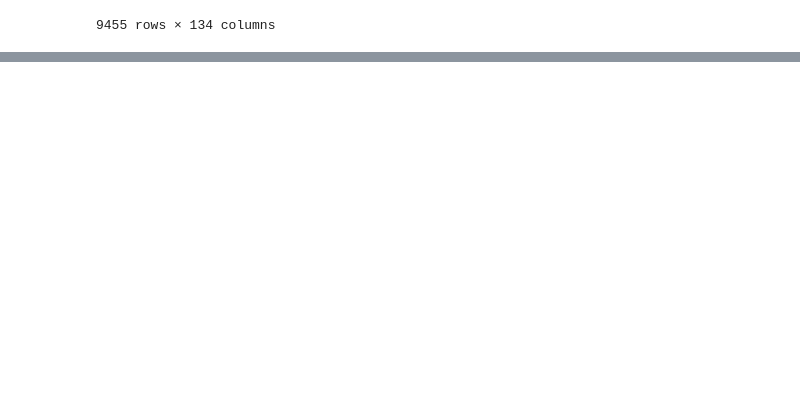
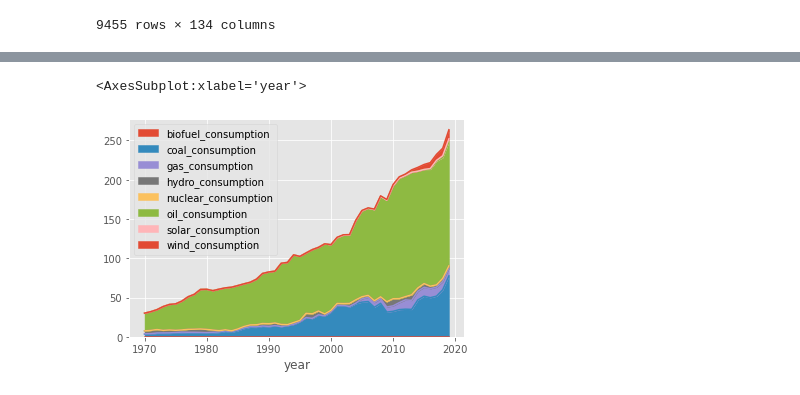
Before and after one commit to mohaeckel/Group_11, a Jupyter notebook: energy_story.ipynb, the cells around one changed output, grey strips where cells are left out. Saved outputs shown, nothing was run; the diff lists cells and outputs as text; code cells hidden in the pictures; blank space fills up the shorter version.

```diff
--- a/energy_story.ipynb
+++ b/energy_story.ipynb
@@ -459,0 +479,5 @@ china.gapminder(1990)
+# %%
+demo.consumption_area_plot('Morocco', False)
+# %% [output]
+<AxesSubplot:xlabel='year'>
+[figure, added]
```
Also changed, not shown: parts of 20 cells of this notebook, 1 other file.
